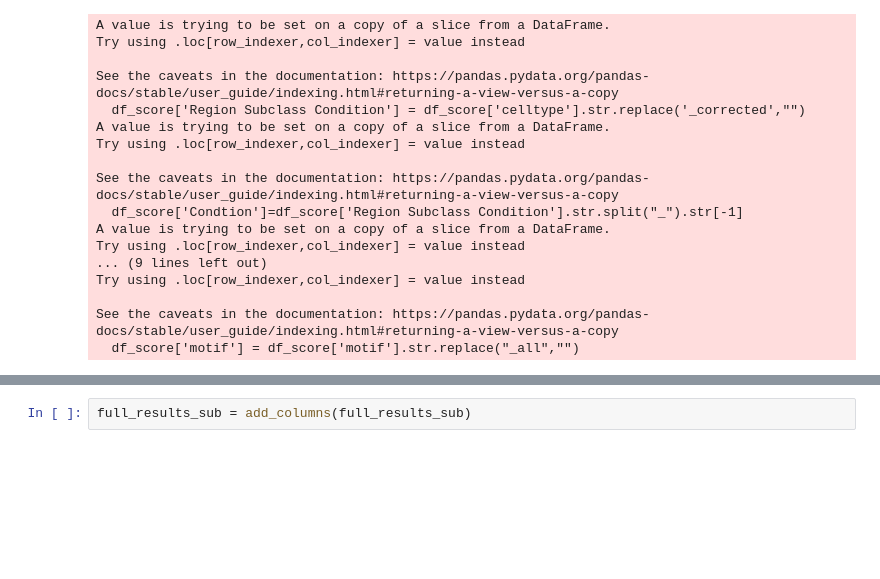
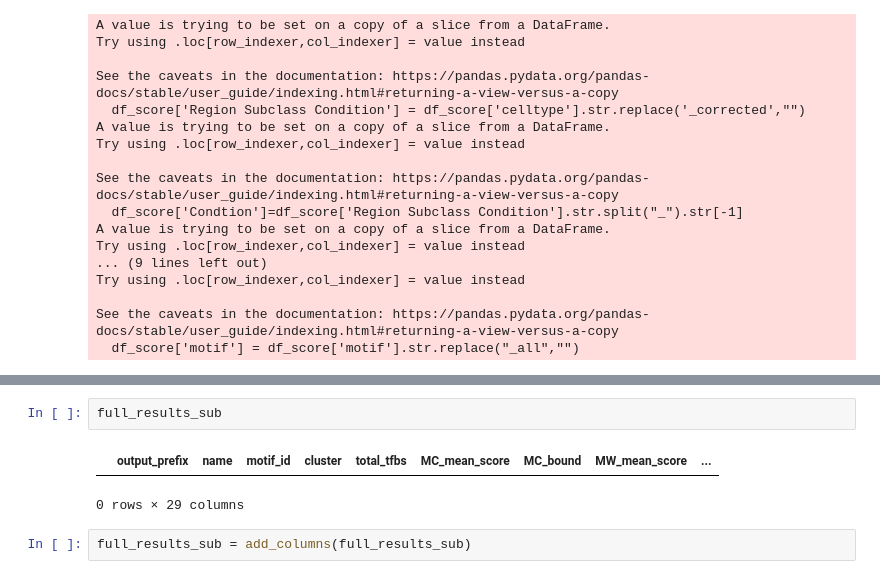
Before and after one commit to juychen/scmmd, a Jupyter notebook: 18tobias_filtered_newgroup.ipynb, the cells around one changed output, grey strips where cells are left out. Saved outputs shown, nothing was run; the diff lists cells and outputs as text; blank space fills up the shorter version.

```diff
--- a/18tobias_filtered_newgroup.ipynb
+++ b/18tobias_filtered_newgroup.ipynb
@@ -274,2 +297,7 @@ See the caveats in the documentation: https://pandas.pydata.org/pandas-docs/stab
+# %%
+full_results_sub
+# %% [output]
+|  | output_prefix | name | motif_id | cluster | total_tfbs | MC_mean_score | MC_bound | MW_mean_score | ... |
+0 rows × 29 columns
 # %%
 full_results_sub = add_columns(full_results_sub)
```
Also changed, not shown: parts of 6 cells of this notebook, 3 other files.
